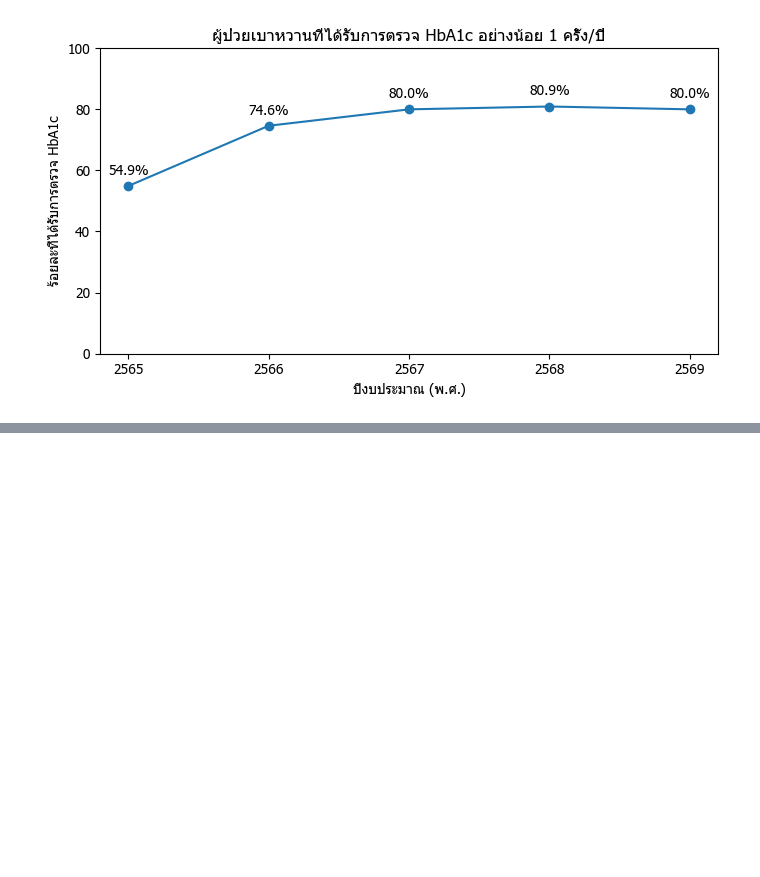
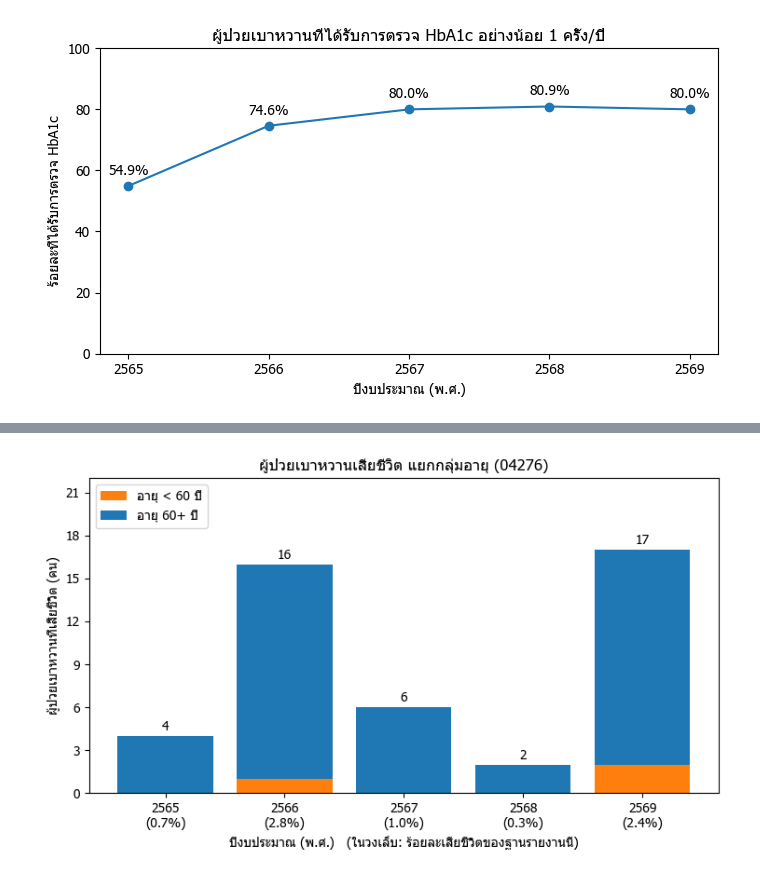
Before and after one commit to Mairuukrub/Commed_Data_Analytics_District8, a Jupyter notebook: Analytics ข้อมูลเขต 8 (ดุ่ยดุ้ย).ipynb, the cells around one changed output, grey strips where cells are left out. Cells and saved outputs as stored; diff of their text form; code cells hidden in the pictures; blank space fills up the shorter version.

```diff
--- a/Analytics ข้อมูลเขต 8 (ดุ่ยดุ้ย).ipynb
+++ b/Analytics ข้อมูลเขต 8 (ดุ่ยดุ้ย).ipynb
@@ -433,0 +538,9 @@ plt.show()
+# %%
+dm_death = wide(dm_codes["DM ป่วยตาย"])
+print(dm_death.shape)
+print(dm_death.columns.tolist())
+print(dm_death.to_string())
+
+one = meta[meta["report_code"].str.startswith(dm_codes["DM ป่วยตาย"])].iloc[0]
+print(one["ccolumn"])
+print(one["notice"])
@@ -433,0 +565,24 @@ plt.show()
+# %%
+from matplotlib.ticker import MaxNLocator
+fig, ax = plt.subplots(figsize=(7.5, 4.5))
+
+yrs = dm_death.index.astype(str)
+young = dm_death[["result1", "result2", "result3", "result4"]].sum(axis=1)
+old = dm_death["result5"]
+
+b1 = ax.bar(yrs, young, color="tab:orange", label="อายุ < 60 ปี")
+b2 = ax.bar(yrs, old, bottom=young, color="tab:blue", label="อายุ 60+ ปี")
+ax.bar_label(b2, labels=[f"{int(t)}" for t in dm_death["result"]], padding=2)
+
+ax.set_xticks(range(len(yrs)))
+ax.set_xticklabels([f"{y}\n({r:.1f}%)" for y, r in zip(yrs, dm_death["F3"])])
+ax.set_ylim(0, 22)
+ax.set_xlabel("ปีงบประมาณ (พ.ศ.)   (ในวงเล็บ: ร้อยละเสียชีวิตของฐานรายงานนี้)")
+ax.set_ylabel("ผู้ป่วยเบาหวานที่เสียชีวิต (คน)")
+ax.set_title("ผู้ป่วยเบาหวานเสียชีวิต แยกกลุ่มอายุ (04276)")
+ax.legend(loc="upper left")
+ax.yaxis.set_major_locator(MaxNLocator(integer=True))
+plt.tight_layout()
+plt.show()
+# %% [output]
+[figure, added]
```
Also changed, not shown: parts of 25 cells of this notebook.
